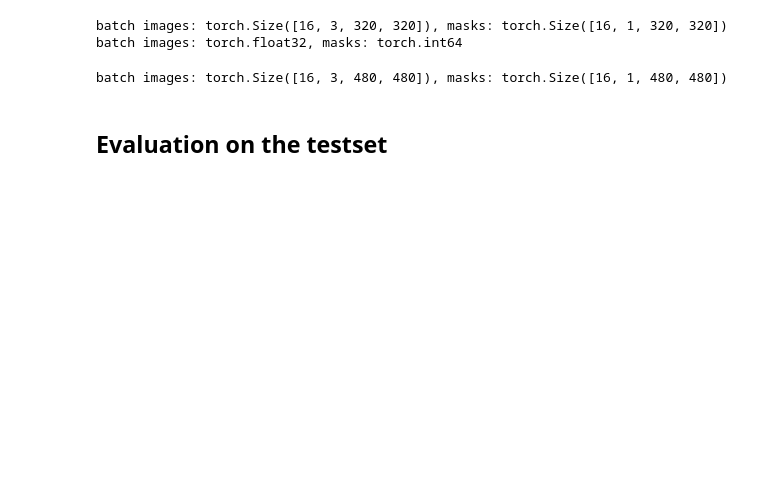
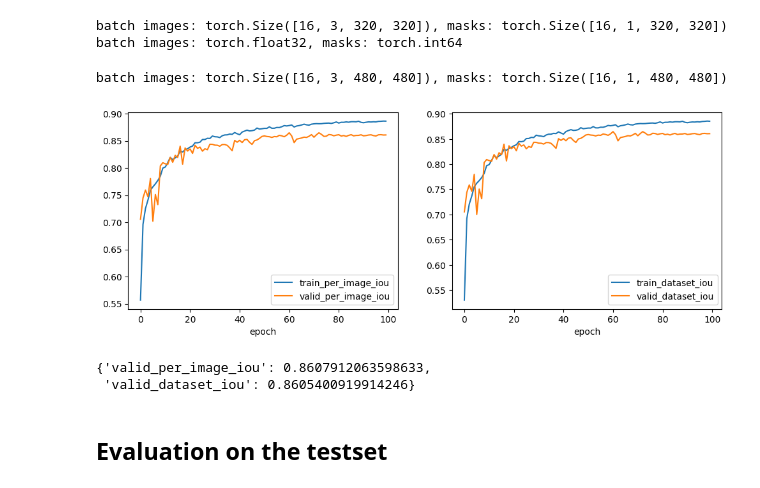
Before and after one commit to PyML-studio/Udemy-ComputerVision, a Jupyter notebook: section5-semantic-seg/part2_train_model.ipynb, the cells around one changed output. Cells and saved outputs as stored; diff of their text form; code cells hidden in the pictures; blank space fills up the shorter version.

```diff
--- a/section5-semantic-seg/part2_train_model.ipynb
+++ b/section5-semantic-seg/part2_train_model.ipynb
@@ -385,8 +385,8 @@ def aggregate_metrics(metrics_list, stage):
     )
 
     return {
-        f"{stage}_per_image_iou": per_image_iou,
-        f"{stage}_dataset_iou": dataset_iou
+        f"{stage}_per_image_iou": per_image_iou.item(),
+        f"{stage}_dataset_iou": dataset_iou.item()
     }
 # %%
 t_max = num_epochs * len(train_loader)
@@ -422,6 +422,32 @@ for epoch in range(num_epochs):
     val_metrics = aggregate_metrics(val_outputs, "valid")
 
     metrics.append({**trn_metrics, **val_metrics})
+# %%
+# plot learning curves
+df_metrics = pd.DataFrame(metrics)
+df_metrics.index.name = "epoch"
+df_metrics.reset_index(inplace=True)
+os.makedirs("results", exist_ok=True)
+df_metrics.to_csv("results/metrics.csv", index=False)
+
+fig, axes = plt.subplots(nrows=1, ncols=2, figsize=(12, 4))
+df_metrics.plot(x="epoch", y=["train_per_image_iou", "valid_per_image_iou"], ax=axes[0])
+df_metrics.plot(x="epoch", y=["train_dataset_iou", "valid_dataset_iou"], ax=axes[1])
+plt.show()
+# %% [output]
+[figure, added]
+# %%
+# validation
+val_outputs = []
+for batch in tqdm(val_loader, leave=True):
+    loop.set_description("Validation")
+    outputs = validation_step(model, batch, criterion, device)
+    val_outputs.append(outputs)
+val_metrics = aggregate_metrics(val_outputs, "valid")
+val_metrics
+# %% [output]
+{'valid_per_image_iou': 0.8607912063598633,
+ 'valid_dataset_iou': 0.8605400919914246}
 # %% [markdown]
 ## Evaluation on the testset
 # %%
```
Also changed, not shown: parts of 8 cells of this notebook.
